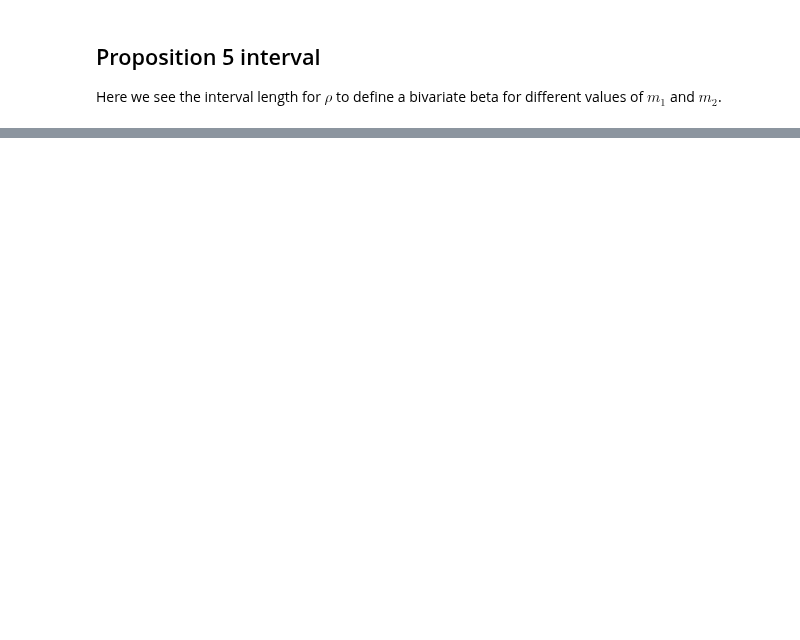
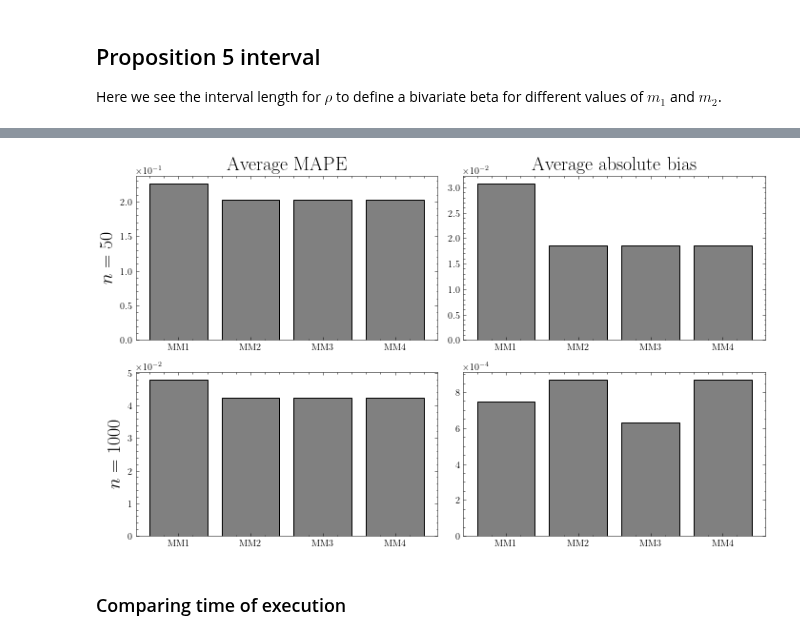
Before and after one commit to lucasmoschen/bivariate-beta, a Jupyter notebook: notebooks/images_paper.ipynb, the cells around one changed output, grey strips where cells are left out. Cells and saved outputs as stored; diff of their text form; code cells hidden in the pictures; blank space fills up the shorter version.

```diff
--- a/notebooks/images_paper.ipynb
+++ b/notebooks/images_paper.ipynb
@@ -184,0 +196,9 @@ def comparing_methods(true_alpha, monte_carlo_size, bootstrap_size, seed):
+# %%
+comparing_methods(true_alpha=np.array([0.7, 0.9, 2.0, 1.5]),
+                  monte_carlo_size=1000,
+                  bootstrap_size=500,
+                  seed=3781288)
+# %% [output]
+[figure, added]
+# %% [markdown]
+### Comparing time of execution
```
Also changed, not shown: parts of 17 cells of this notebook, 7 other files.
